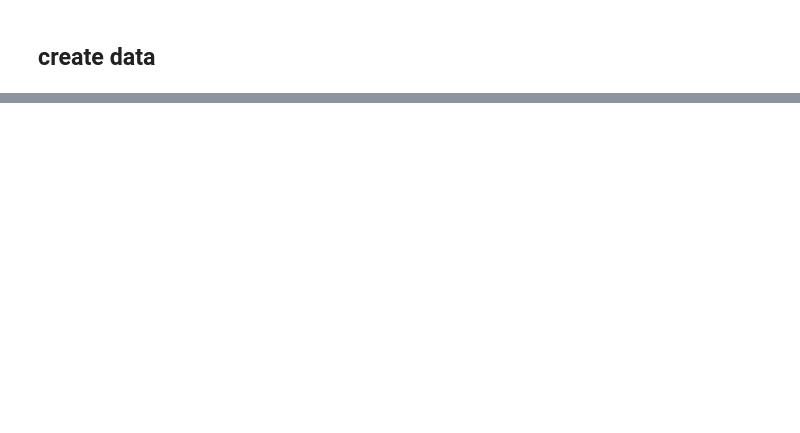
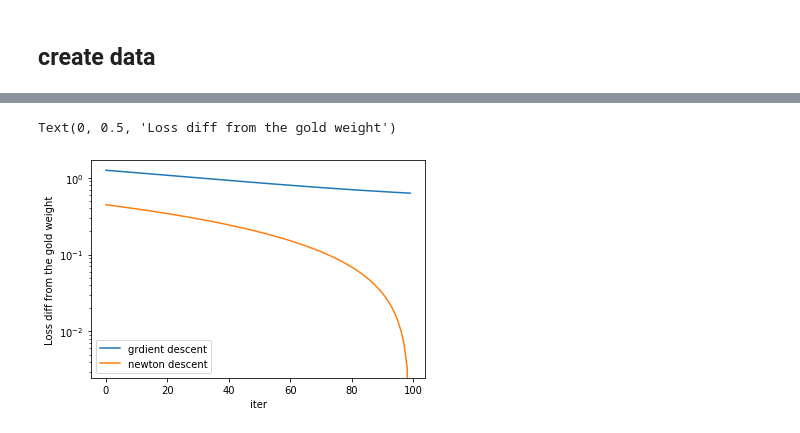
Before and after one commit to Ueeek/ML_assignment, a Jupyter notebook: mid_term1.ipynb, the cells around one changed output, grey strips where cells are left out. Cells and saved outputs as stored; diff of their text form; code cells hidden in the pictures; blank space fills up the shorter version.

```diff
--- a/mid_term1.ipynb
+++ b/mid_term1.ipynb
@@ -40,0 +91,12 @@ NameError: name 'posterio' is not defined
+# %%
+optimal_w = min(min(grad_loss_history),min(newton_loss_history))
+# %%
+plt.plot(np.abs(grad_loss_history-optimal_w),label="grdient descent")
+plt.plot(np.abs(newton_loss_history-optimal_w),label="newton descent")
+plt.legend()
+plt.yscale("log")
+plt.xlabel("iter")
+plt.ylabel("Loss diff from the gold weight")
+# %% [output]
+Text(0, 0.5, 'Loss diff from the gold weight')
+[figure, added]
```
Also changed, not shown: parts of 14 cells of this notebook, 1 other file.
